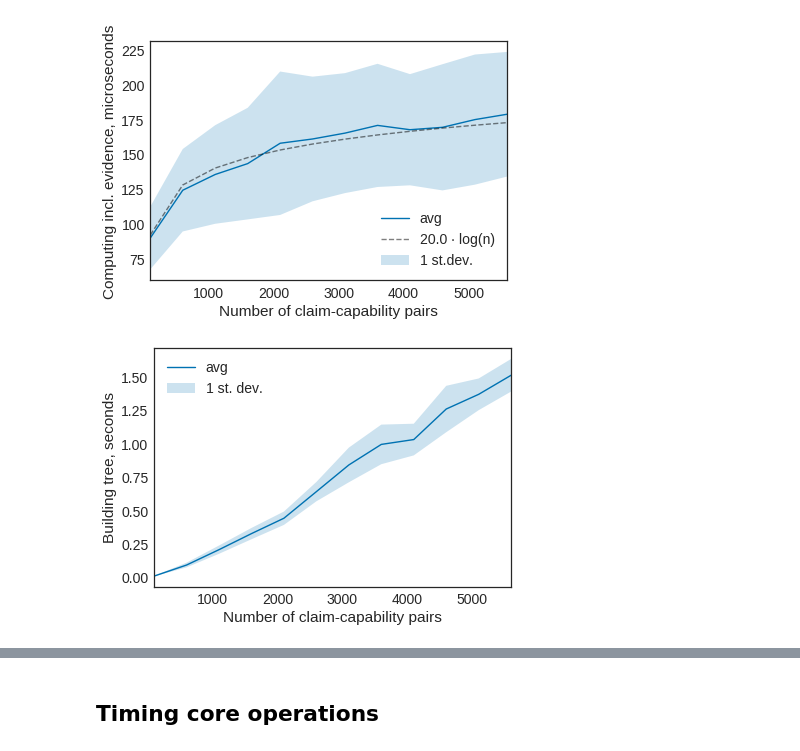
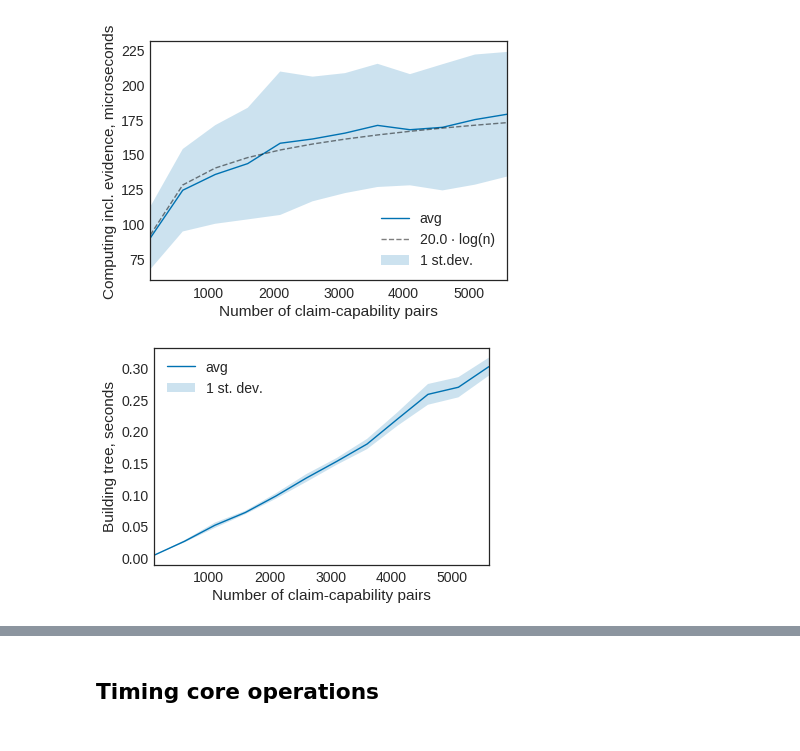
Before and after one commit to claimchain/claimchain-core, a Jupyter notebook: simulations/operations_profiling.ipynb, the cells around one changed output, grey strips where cells are left out. Cells and saved outputs as stored; diff of their text form; code cells hidden in the pictures.

Commit message:
New plots with efficient tree build function

```diff
--- a/simulations/operations_profiling.ipynb
+++ b/simulations/operations_profiling.ipynb
@@ -96,13 +97,7 @@ def compute_random_evidences(state, nb_samples=200):
     return evidence_map
 
 def serialize_evidence(evidence):
-    result = []
-    for node in evidence:
-        if isinstance(node, hippiehug.Nodes.Leaf):
-            result += [(node.key, node.item)]
-        elif isinstance(node, hippiehug.Nodes.Branch):
-            result += [(node.pivot, node.left_branch, node.right_branch)]
-    return packb(result)
+    return packb([serialize_object(node) for node in evidence])
 # %% [markdown]
 ## Simulating the readers
 # %%
@@ -232,18 +227,18 @@ for nb_claims in nb_claims_range:
 
     store_snapshots_1.append(chain.store.copy())
 # %%
-plt.plot(nb_claims_range, build_tree_timing_data['avg'])
+plt.plot(nb_claims_range, build_tree_timing_data_sec['avg'])
 plt.fill_between(nb_claims_range,
                  build_tree_timing_data['avg'] - build_tree_timing_data['std'],
                  build_tree_timing_data['avg'] + build_tree_timing_data['std'],
                  alpha=.2,
                  label='1 st. dev.')
 
 plt.legend(loc=2)
 plt.xlabel('Number of claim-capability pairs')
 plt.xlim(100, 5600)
 plt.ylabel('Building tree, seconds')
 
 plt.savefig('tree_build_timing.pdf')
 # %% [output]
-[figure, old version]
+[figure, new version]
```
Also changed, not shown: parts of 12 cells of this notebook, 1 other file.
